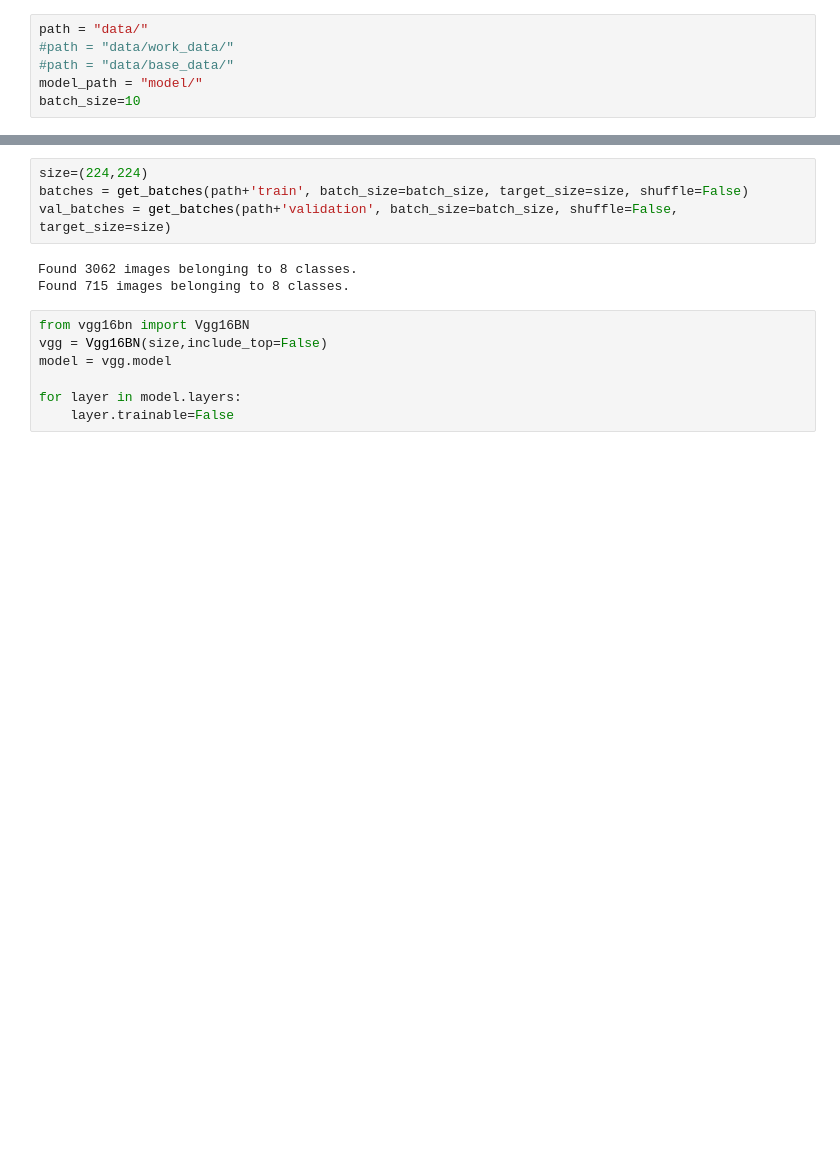
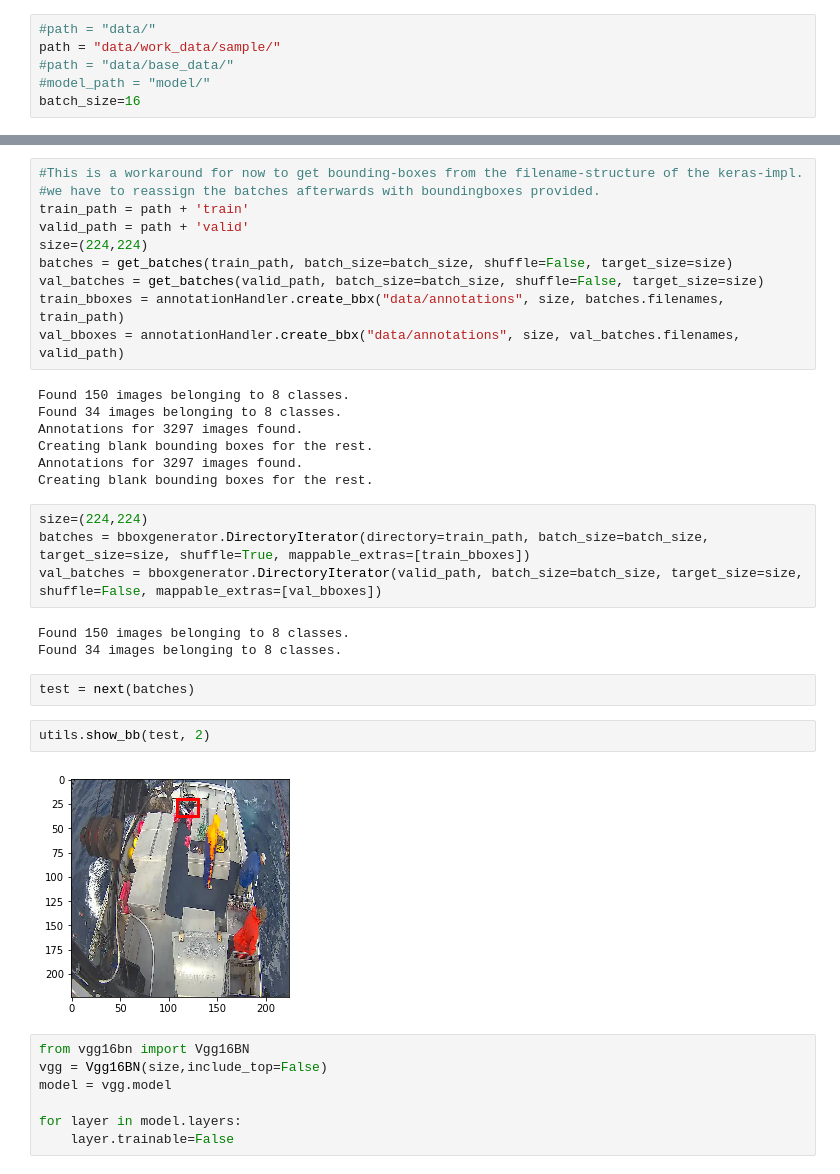
Before and after one commit to NegatioN/KaggleFisheries, a Jupyter notebook: fisheries-objdetect.ipynb, the cells around one changed output, grey strips where cells are left out. Saved outputs shown, nothing was run; the diff lists cells and outputs as text; blank space fills up the shorter version.

Commit message:
add generator for extra mappable info to keras image directoy flower

```diff
--- a/fisheries-objdetect.ipynb
+++ b/fisheries-objdetect.ipynb
@@ -6,9 +6,9 @@ Using gpu device 0: Tesla K80 (CNMeM is disabled, cuDNN 5103)
 # %%
-path = "data/"
-#path = "data/work_data/"
+#path = "data/"
+path = "data/work_data/sample/"
 #path = "data/base_data/"
-model_path = "model/"
-batch_size=10
+#model_path = "model/"
+batch_size=16
 # %%
 import utils; reload(utils)
 from utils import *
@@ -26,10 +29,33 @@ import annotationHandler
-# %%
-size=(224,224)
-batches = get_batches(path+'train', batch_size=batch_size, target_size=size, shuffle=False)
-val_batches = get_batches(path+'validation', batch_size=batch_size, shuffle=False, target_size=size)
-# %% [output]
-Found 3062 images belonging to 8 classes.
-Found 715 images belonging to 8 classes.
+# %%
+#This is a workaround for now to get bounding-boxes from the filename-structure of the keras-impl.
+#we have to reassign the batches afterwards with boundingboxes provided.
+train_path = path + 'train'
+valid_path = path + 'valid'
+size=(224,224)
+batches = get_batches(train_path, batch_size=batch_size, shuffle=False, target_size=size)
+val_batches = get_batches(valid_path, batch_size=batch_size, shuffle=False, target_size=size)
+train_bboxes = annotationHandler.create_bbx("data/annotations", size, batches.filenames, train_path)
+val_bboxes = annotationHandler.create_bbx("data/annotations", size, val_batches.filenames, valid_path)
+# %% [output]
+Found 150 images belonging to 8 classes.
+Found 34 images belonging to 8 classes.
+Annotations for 3297 images found.
+Creating blank bounding boxes for the rest.
+Annotations for 3297 images found.
+Creating blank bounding boxes for the rest.
+# %%
+size=(224,224)
+batches = bboxgenerator.DirectoryIterator(directory=train_path, batch_size=batch_size, target_size=size, shuffle=True, mappable_extras=[train_bboxes])
+val_batches = bboxgenerator.DirectoryIterator(valid_path, batch_size=batch_size, target_size=size, shuffle=False, mappable_extras=[val_bboxes])
+# %% [output]
+Found 150 images belonging to 8 classes.
+Found 34 images belonging to 8 classes.
+# %%
+test = next(batches)
+# %%
+utils.show_bb(test, 2)
+# %% [output]
+[figure, added]
 # %%
 from vgg16bn import Vgg16BN
 vgg = Vgg16BN(size,include_top=False)
```
Also changed, not shown: parts of 10 cells of this notebook, 3 other files.
